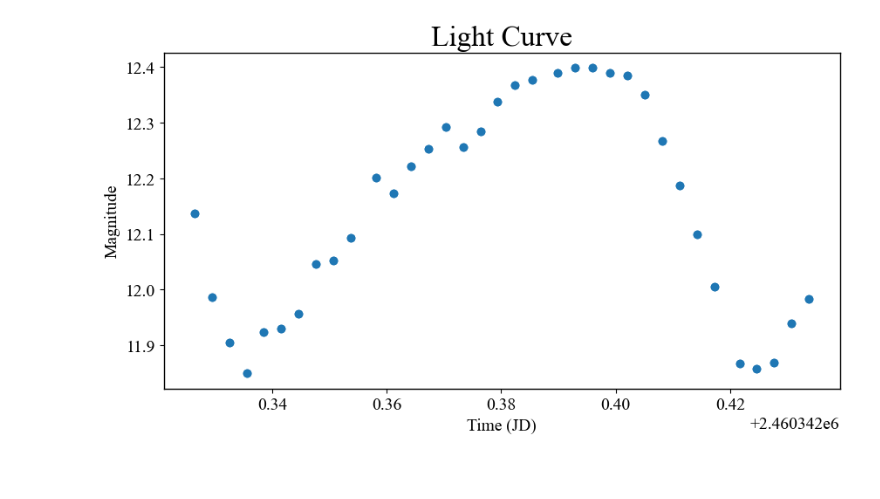
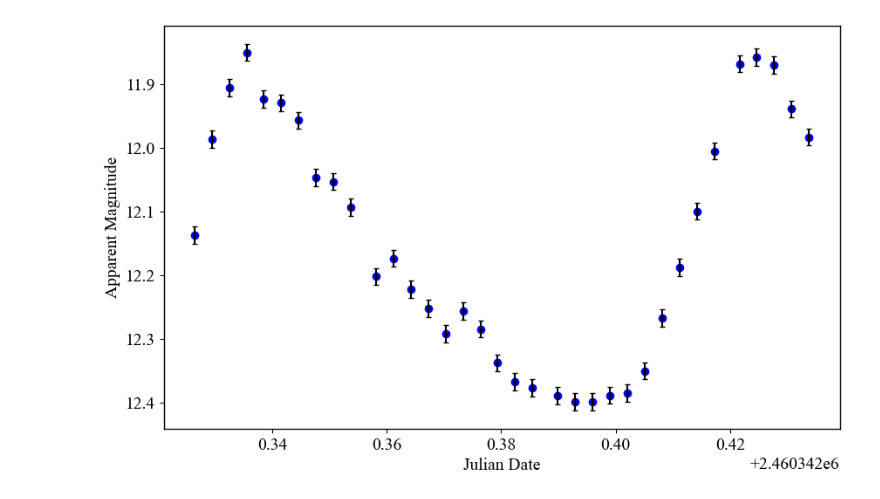
Before and after one commit to lewismcnish/Astronomy, a Jupyter notebook: Year_3/variable_stars.ipynb, the cells around one changed output. Cells and saved outputs as stored; diff of their text form; code cells hidden in the pictures; blank space fills up the shorter version.

```diff
--- a/Year_3/variable_stars.ipynb
+++ b/Year_3/variable_stars.ipynb
@@ -6,3 +6,6 @@ from platesolve import light_curve
 import pandas as pd
 import numpy as np
 import matplotlib.pyplot as plt
+plt.style.use('report.mplstyle')
+from scipy.optimize import curve_fit
+from scipy.stats import gaussian_kde
@@ -77,4 +12,18 @@ Solving..............................................Success
-# %%
-plot_lc('NSVS7293918_G.txt')
-# %% [output]
-[figure, removed]
+# %%
+data = pd.read_csv('NSVS7293918_G.txt')
+
+magnitude = data['Magnitude']
+time = data['JD']
+error = data[' Mag_err']
+
+plt.figure(figsize=(10, 6))
+plt.scatter(time, magnitude, color='blue', marker='o')
+plt.errorbar(time, magnitude, yerr=error, fmt='o', color='black', markersize=2, capsize=2)
+
+plt.gca().invert_yaxis()
+plt.xlabel('Julian Date')
+plt.ylabel('Apparent Magnitude')
+plt.savefig('light_curve.pdf')
+plt.show()
+# %% [output]
+[figure, added]
```
Also changed, not shown: parts of 7 cells of this notebook, 1 other file.
